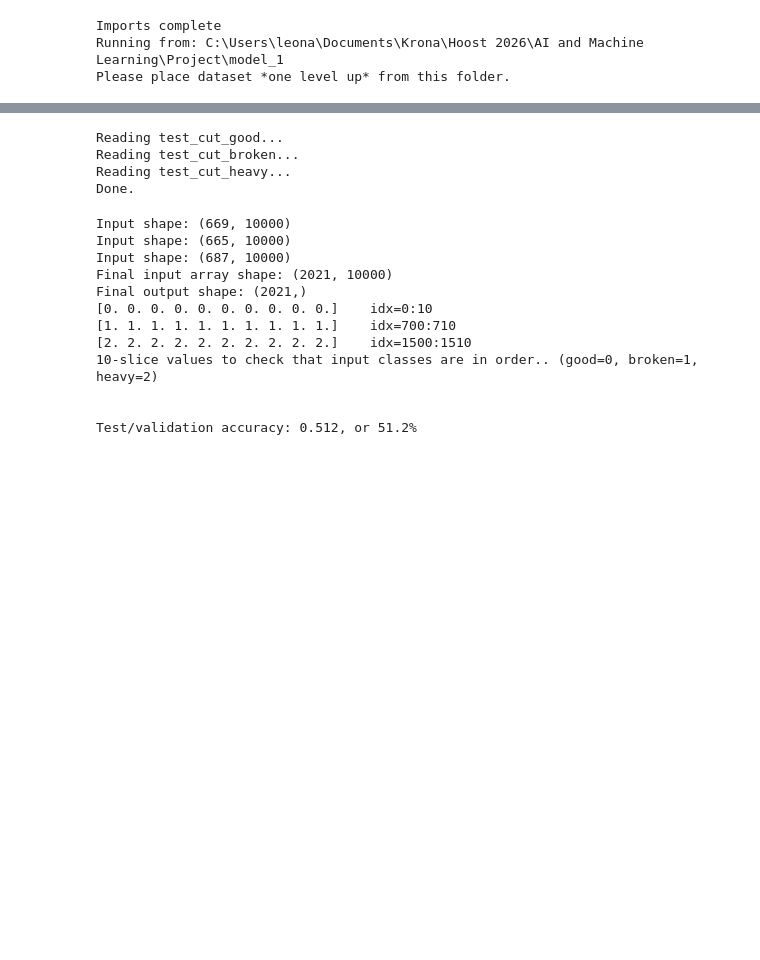
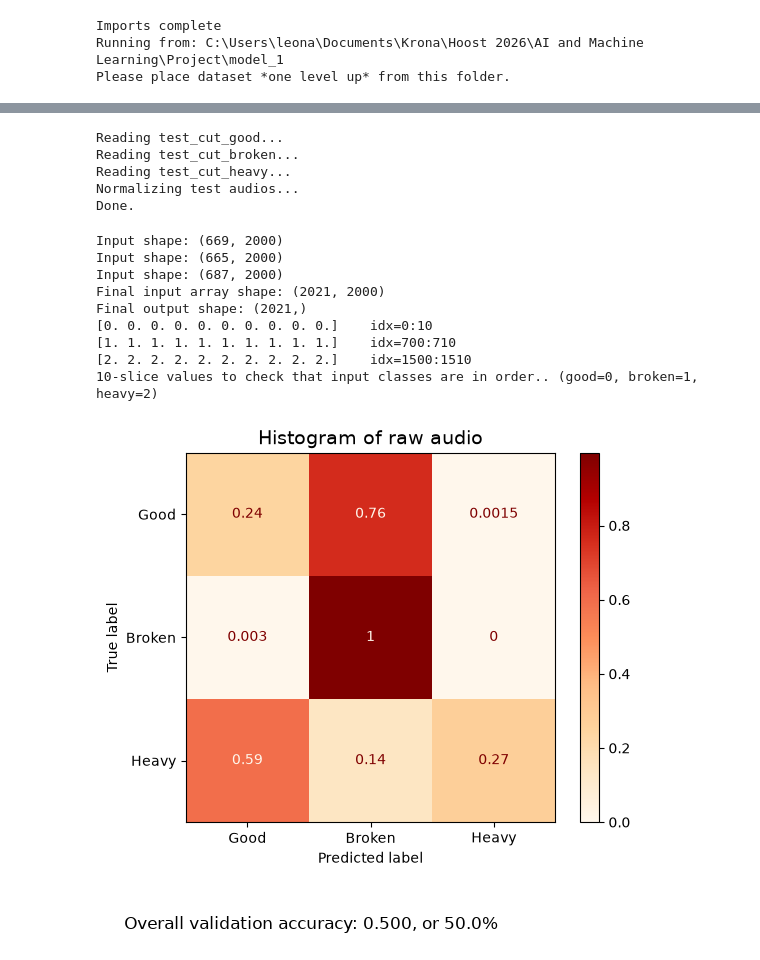
Before and after one commit to Odranoel731/USNgroup8Acoustic, a Jupyter notebook: model_notes.ipynb, the cells around one changed output, grey strips where cells are left out. Cells and saved outputs as stored; diff of their text form; code cells hidden in the pictures; blank space fills up the shorter version.

```diff
--- a/model_notes.ipynb
+++ b/model_notes.ipynb
@@ -255,43 +261,53 @@ print("Reading test_cut_heavy...")
 for idx, e in enumerate(os.listdir(test_path_heavy)):
     _, data = wavfile.read(os.path.join(test_path_heavy, e))
     test_heavy[idx] = data
+
+print("Normalizing test audios...")
+test_good = test_good / np.max(np.abs(test_good))
+test_broken = test_broken / np.max(np.abs(test_broken))
+test_heavy = test_heavy / np.max(np.abs(test_heavy))
+
 print("Done.")
 # %% [output]
 Reading test_cut_good...
 Reading test_cut_broken...
 Reading test_cut_heavy...
+Normalizing test audios...
 Done.
 # %%
 validation_inp = build_inputs(test_good, test_broken, test_heavy) # Input array
 print(f"Final input array shape: {validation_inp.shape}")
 r = three_fold_predict(validation_inp) # Predicted classification of input
 
 o = np.zeros((test_good.shape[0]))
 o = np.append(o, np.ones((test_broken.shape[0])))
 o = np.append(o, np.full( (test_heavy.shape[0]), 2))
 print(f"Final output shape: {o.shape}")
 print(f"{o[0:10]}    idx=0:10")
 print(f"{o[700:710]}    idx=700:710")
 print(f"{o[1500:1510]}    idx=1500:1510") # Sanity check
 print("10-slice values to check that input classes are in order.. (good=0, broken=1, heavy=2)")
 print()
 print()
 
 test_acc = accuracy_score(o, r)
-print(f"Test/validation accuracy: {test_acc:.3f}, or {test_acc*100:.1f}%")
+
+ConfusionMatrixDisplay.from_predictions(o, r, cmap="OrRd", display_labels=["Good", "Broken", "Heavy"], normalize="true")
+t = f"Overall validation accuracy: {test_acc:.3f}, or {test_acc*100:.1f}%"
+plt.text(-1, 3.4, t, fontsize=12, va="bottom", ha="left")
+plt.title("Histogram of raw audio", fontsize=14)
+plt.show()
 # %% [output]
-Input shape: (669, 10000)
-Input shape: (665, 10000)
-Input shape: (687, 10000)
-Final input array shape: (2021, 10000)
+Input shape: (669, 2000)
+Input shape: (665, 2000)
+Input shape: (687, 2000)
+Final input array shape: (2021, 2000)
 Final output shape: (2021,)
 [0. 0. 0. 0. 0. 0. 0. 0. 0. 0.]    idx=0:10
 [1. 1. 1. 1. 1. 1. 1. 1. 1. 1.]    idx=700:710
 [2. 2. 2. 2. 2. 2. 2. 2. 2. 2.]    idx=1500:1510
 10-slice values to check that input classes are in order.. (good=0, broken=1, heavy=2)
-
-
-Test/validation accuracy: 0.512, or 51.2%
+[figure, added]
 # %%
 ################ NEW FEATURES: FOURIER TRANSFORM HISTOGRAM ################
 # %%
```
Also changed, not shown: parts of 23 cells of this notebook, 1 other file.
